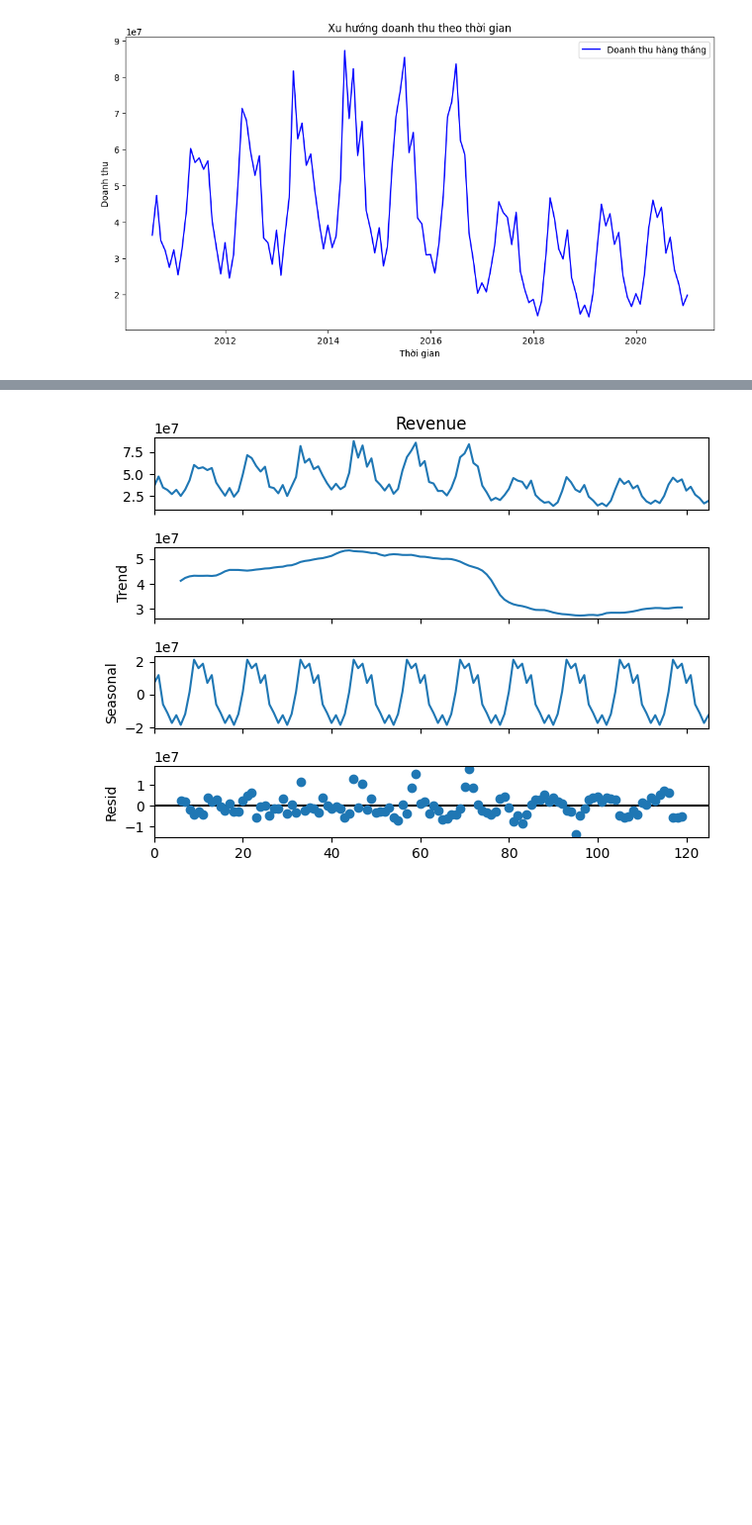
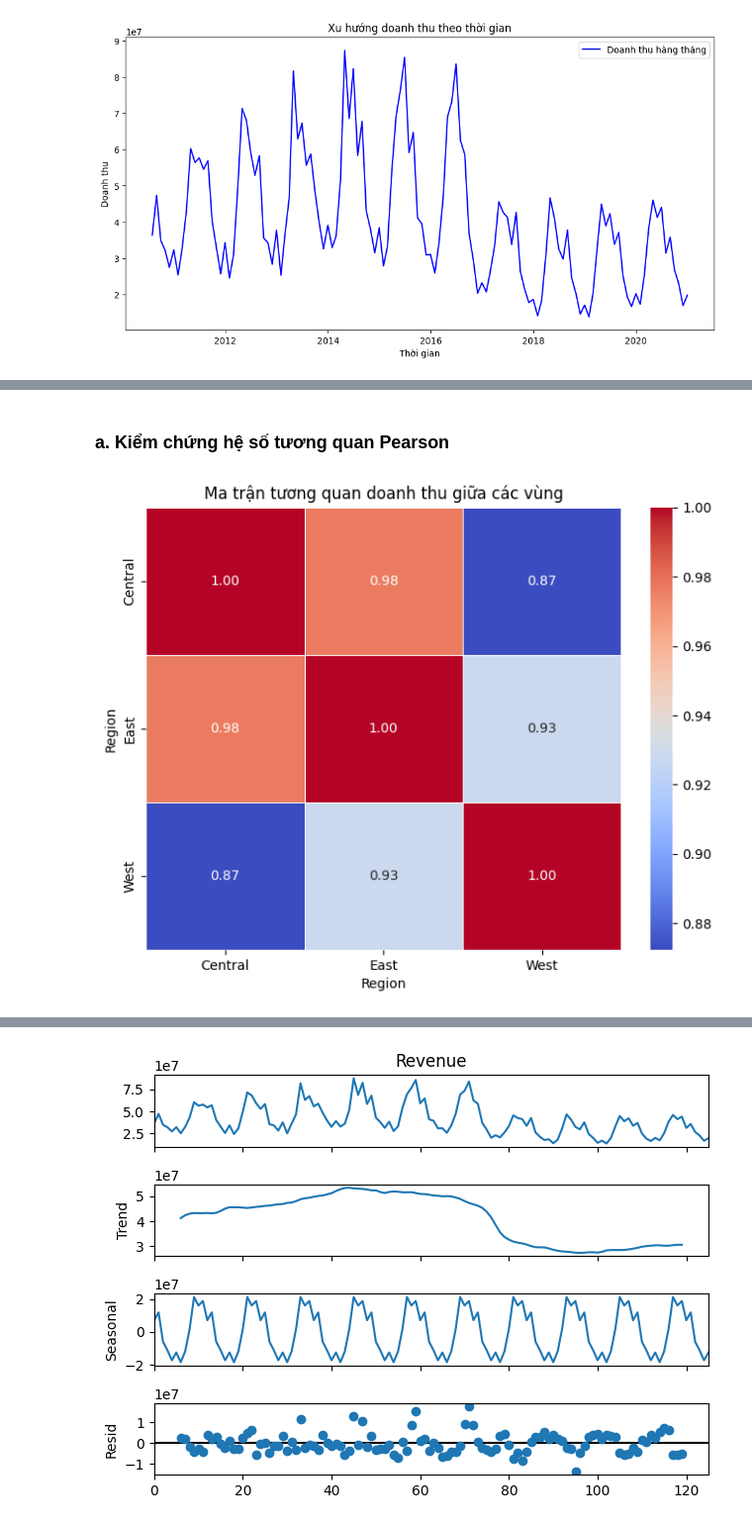
Before and after one commit to HaiAu2501/Try-Some-Models, a Jupyter notebook: source/3.ipynb, the cells around one changed output, grey strips where cells are left out. Shown at 99% size. Cells and saved outputs as stored; diff of their text form; code cells hidden in the pictures; blank space fills up the shorter version.

```diff
--- a/source/3.ipynb
+++ b/source/3.ipynb
@@ -32,8 +32,3 @@ Data columns (total 13 columns):
  12  Product    901561 non-null  object
 dtypes: datetime64[ns](1), float64(2), int64(3), object(7)
 memory usage: 89.4+ MB
-# %%
-# Tạo các cột năm, tháng và quý
-df['Year'] = df['Date'].dt.year
-df['Month'] = df['Date'].dt.month
-df['Quarter'] = df['Date'].dt.quarter
@@ -55,0 +66,16 @@ plt.show()
+# %% [markdown]
+### a. Kiểm chứng hệ số tương quan Pearson
+# %%
+# Tạo bảng doanh thu theo từng vùng
+df_pivot = df_region_monthly.pivot(index="Date", columns="Region", values="Revenue")
+
+# Tính ma trận tương quan
+corr_matrix = df_pivot.corr()
+
+# Vẽ biểu đồ heatmap cho ma trận tương quan
+plt.figure(figsize=(8,6))
+sns.heatmap(corr_matrix, annot=True, cmap="coolwarm", fmt=".2f", linewidths=0.5)
+plt.title("Ma trận tương quan doanh thu giữa các vùng")
+plt.show()
+# %% [output]
+[figure, added]
```
Also changed, not shown: parts of 33 cells of this notebook.
